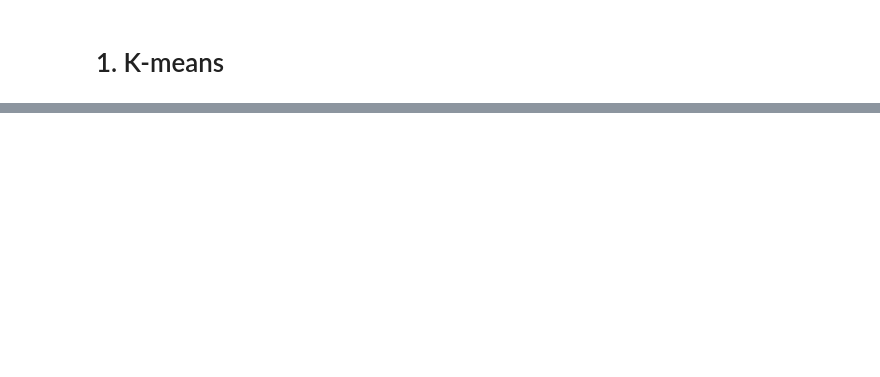
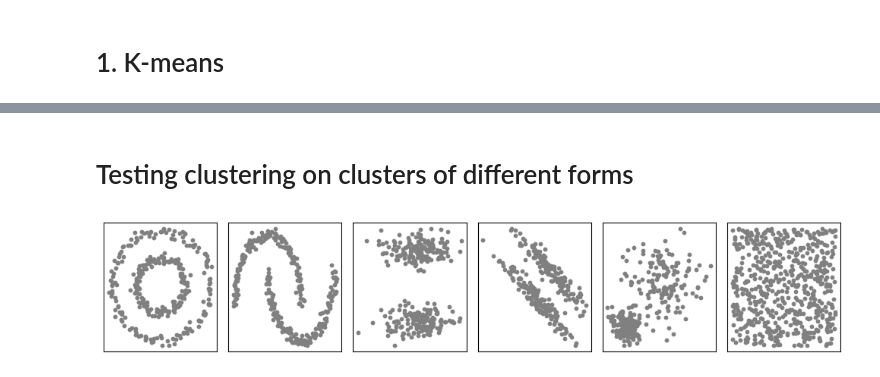
Before and after one commit to ram333n/data-mining-actual-problems, a Jupyter notebook: Lab_2/clustering.ipynb, the cells around one changed output, grey strips where cells are left out. Cells and saved outputs as stored; diff of their text form; code cells hidden in the pictures; blank space fills up the shorter version.

```diff
--- a/Lab_2/clustering.ipynb
+++ b/Lab_2/clustering.ipynb
@@ -20,0 +50,8 @@ PlotUtils.plot("K-means result", X, clusters, kmeans.centroids)
+# %%
+X, _ = make_blobs(n_samples=300, centers=4, random_state=2)
+agg_clustering = AgglomerativeClustering(n_clusters=4)
+
+agg_clustering.fit(X)
+clusters = agg_clustering.labels
+
+PlotUtils.plot("Agglomerative clustering result", X, clusters)
@@ -20,0 +60,2 @@ PlotUtils.plot("K-means result", X, clusters, kmeans.centroids)
+# %% [markdown]
+# Testing clustering on clusters of different forms
@@ -20,0 +92,21 @@ PlotUtils.plot("K-means result", X, clusters, kmeans.centroids)
+# %%
+datasets = generate_datasets()
+
+fig, axes = plt.subplots(1, len(datasets), figsize=(10, 2))
+axes = axes.flatten()
+
+for i, X in enumerate(datasets):
+    ax = axes[i]
+    ax.scatter(X[:, 0], X[:, 1], color='gray', s=10)
+    ax.set_xticks([])
+    ax.set_yticks([])
+
+# Turn off unused subplot
+if len(datasets) < len(axes):
+    for j in range(len(datasets), len(axes)):
+        axes[j].axis('off')
+
+plt.tight_layout()
+plt.show()
+# %% [output]
+[figure, added]
```
Also changed, not shown: parts of 9 cells of this notebook, 1 other file.
